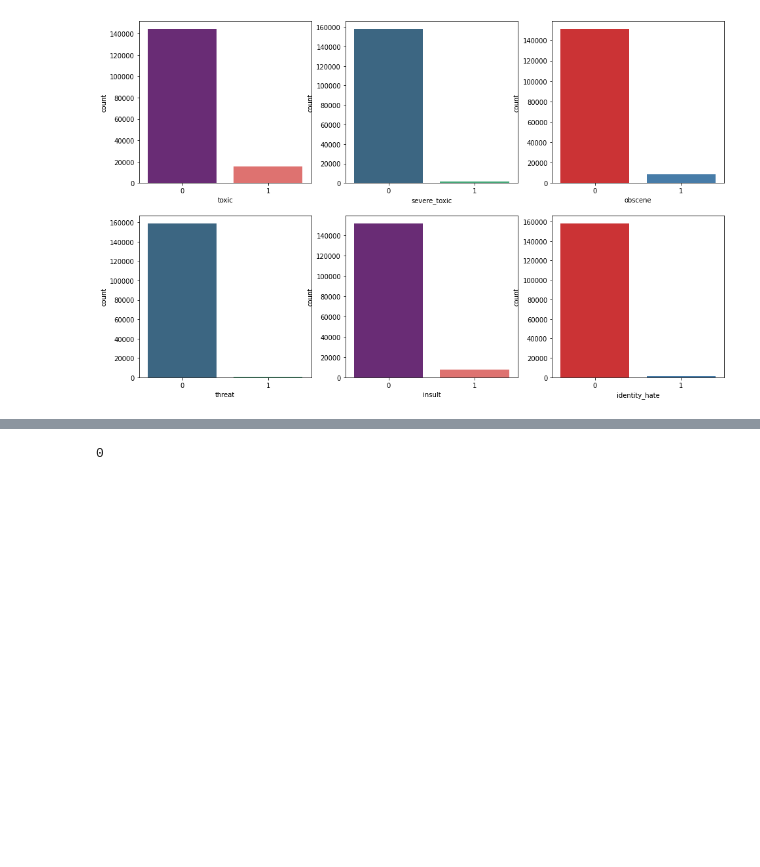
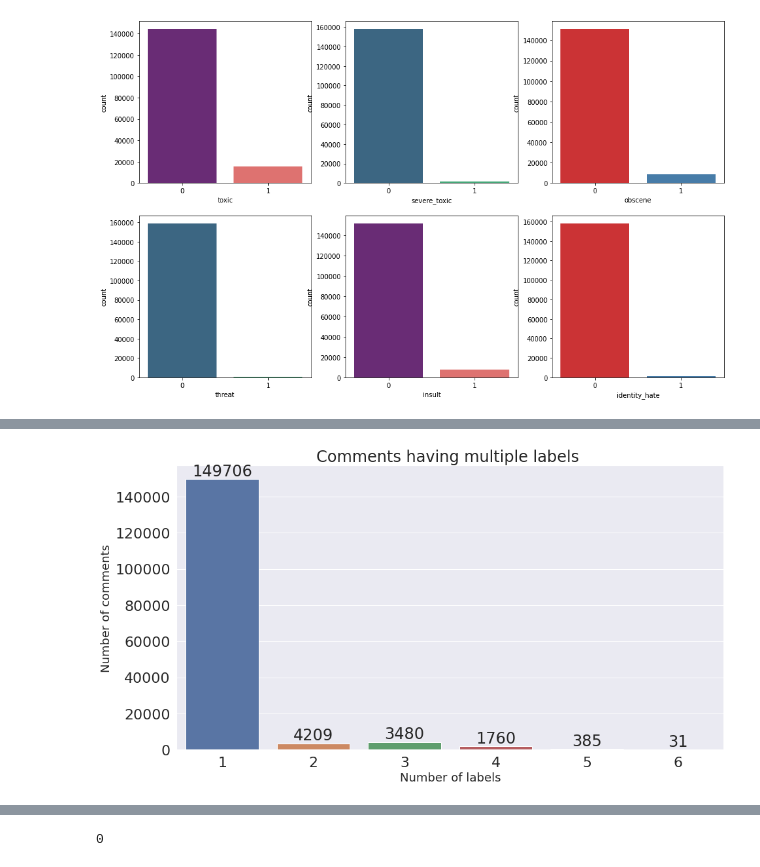
Before and after one commit to liyishanamy/detect_toxic_comment, a Jupyter notebook: CS651_project.ipynb, the cells around one changed output, grey strips where cells are left out. Saved outputs shown, nothing was run; the diff lists cells and outputs as text; code cells hidden in the pictures; blank space fills up the shorter version.

```diff
--- a/CS651_project.ipynb
+++ b/CS651_project.ipynb
@@ -202,3 +213,22 @@ plt.show()
+# %%
+rowSums = train.iloc[:,2:].sum(axis=1)
+multiLabel_counts = rowSums.value_counts()
+multiLabel_counts = multiLabel_counts.iloc[0:]
+sns.set(font_scale = 2)
+plt.figure(figsize=(15,8))
+ax = sns.barplot(multiLabel_counts.index, multiLabel_counts.values)
+plt.title("Comments having multiple labels ")
+plt.ylabel('Number of comments', fontsize=18)
+plt.xlabel('Number of labels', fontsize=18)
+#adding the text labels
+rects = ax.patches
+labels = multiLabel_counts.values
+for rect, label in zip(rects, labels):
+    height = rect.get_height()
+    ax.text(rect.get_x() + rect.get_width()/2, height + 5, label, ha='center', va='bottom')
+plt.show()
+# %% [output]
+[figure, added]
 # %%
 checkMissing = pd.DataFrame()
 checkMissing['train'] = train.isnull().sum()
```
Also changed, not shown: parts of 19 cells of this notebook.
